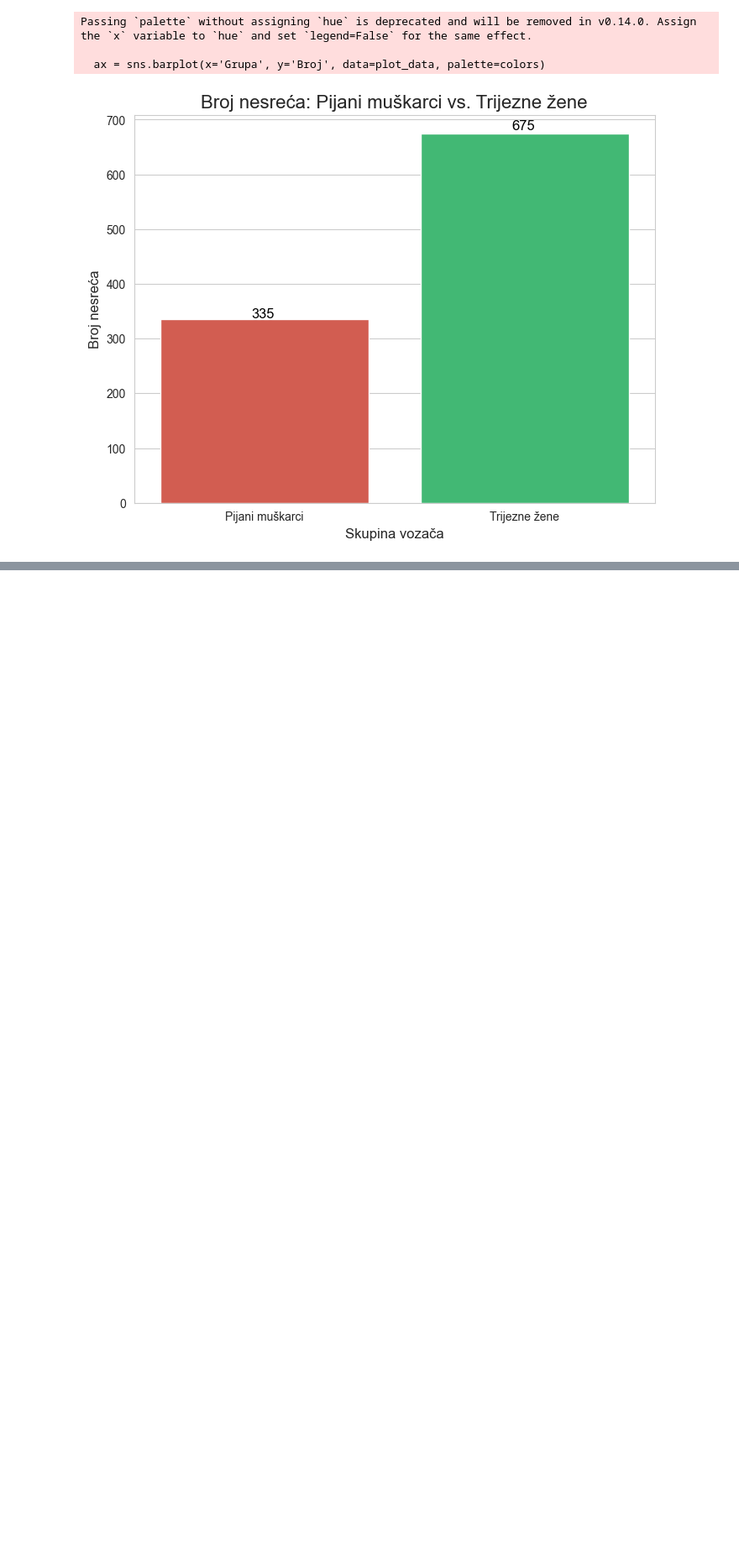
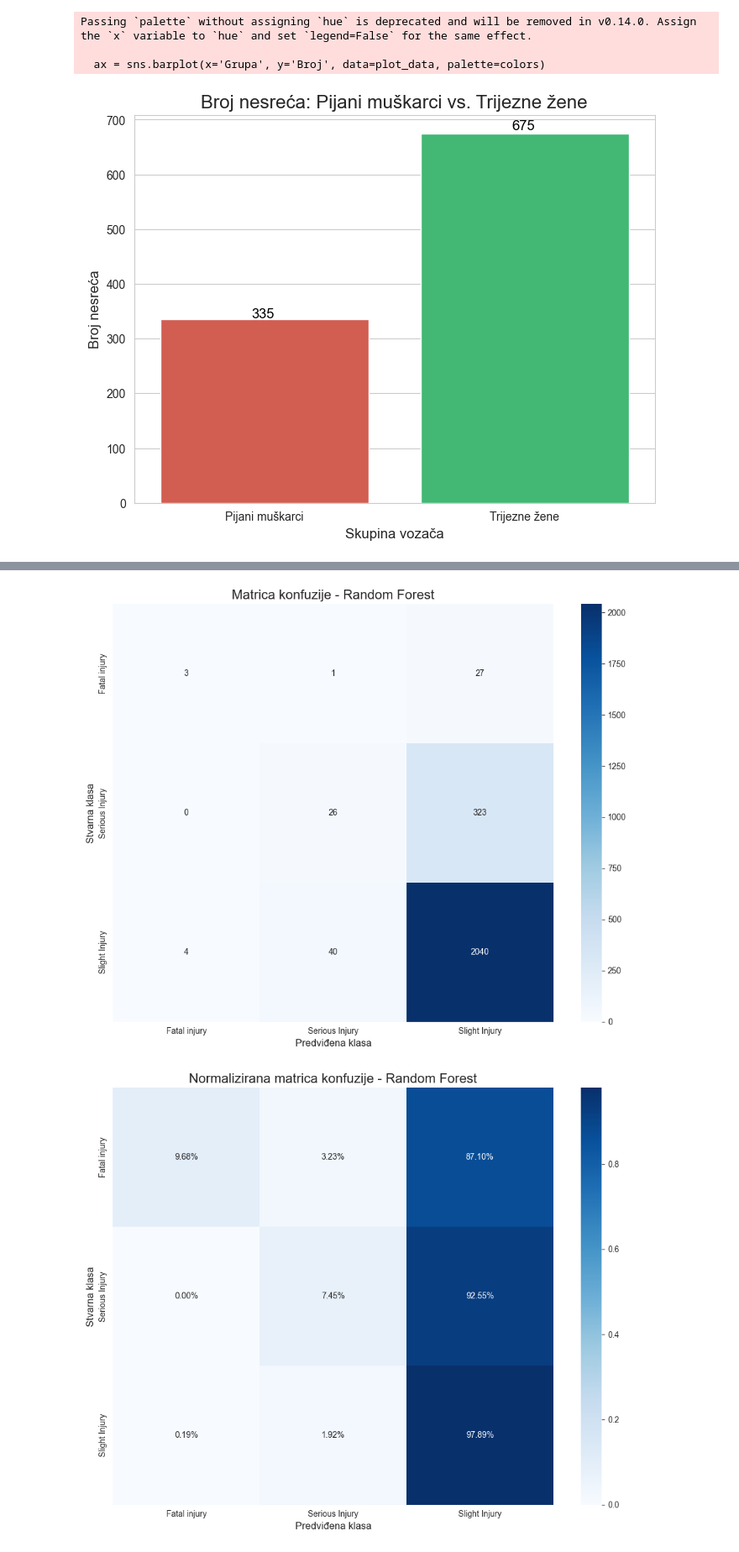
Before and after one commit to ninom5/UUPZ, a Jupyter notebook: pr4.ipynb, the cells around one changed output, grey strips where cells are left out. Shown at 84% size. Drawn from its saved outputs; the diff is of its cells as text; code cells hidden in the pictures; blank space fills up the shorter version.

```diff
--- a/pr4.ipynb
+++ b/pr4.ipynb
@@ -618,0 +750,16 @@ Passing `palette` without assigning `hue` is deprecated and will be removed in v
+# %%
+# Podjela podataka na trening i test skupove
+X_train, X_test, y_train, y_test = train_test_split(
+    df_encoded, y_encoded,
+    test_size=0.2,
+    random_state=42,
+    stratify=y_encoded  # Osigurava jednaku raspodjelu klasa
+)
+
+print(f"Veličina trening skupa: {X_train.shape[0]} ({X_train.shape[0]/len(df_encoded)*100:.1f}%)")
+print(f"Veličina test skupa: {X_test.shape[0]} ({X_test.shape[0]/len(df_encoded)*100:.1f}%)")
+
+print(f"\nRaspodjela klasa u trening skupu:")
+unique, counts = np.unique(y_train, return_counts=True)
+for u, c in zip(unique, counts):
+    print(f"  {le_target.classes_[u]}: {c} ({c/len(y_train)*100:.1f}%)")
@@ -618,0 +837,31 @@ Passing `palette` without assigning `hue` is deprecated and will be removed in v
+# %%
+# Vizualizacija matrice konfuzije
+plt.figure(figsize=(10, 8))
+
+cm = confusion_matrix(y_test, y_pred_rf)
+cm_normalized = cm.astype('float') / cm.sum(axis=1)[:, np.newaxis]
+
+sns.heatmap(cm, annot=True, fmt='d', cmap='Blues',
+            xticklabels=le_target.classes_,
+            yticklabels=le_target.classes_)
+
+plt.title('Matrica konfuzije - Random Forest', fontsize=16)
+plt.xlabel('Predviđena klasa', fontsize=12)
+plt.ylabel('Stvarna klasa', fontsize=12)
+plt.tight_layout()
+plt.show()
+
+# Normalizirana matrica konfuzije
+plt.figure(figsize=(10, 8))
+sns.heatmap(cm_normalized, annot=True, fmt='.2%', cmap='Blues',
+            xticklabels=le_target.classes_,
+            yticklabels=le_target.classes_)
+
+plt.title('Normalizirana matrica konfuzije - Random Forest', fontsize=16)
+plt.xlabel('Predviđena klasa', fontsize=12)
+plt.ylabel('Stvarna klasa', fontsize=12)
+plt.tight_layout()
+plt.show()
+# %% [output]
+[figure, added]
+[figure, added]
```
Also changed, not shown: parts of 17 cells of this notebook, 8 other files.
